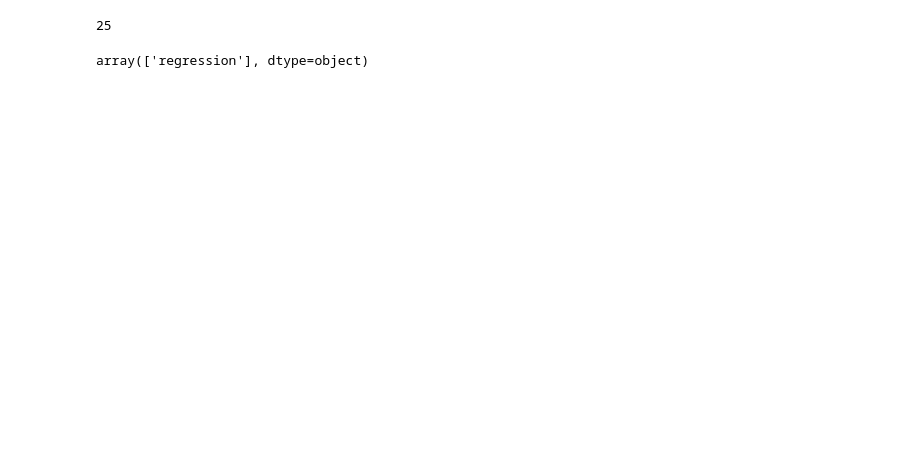
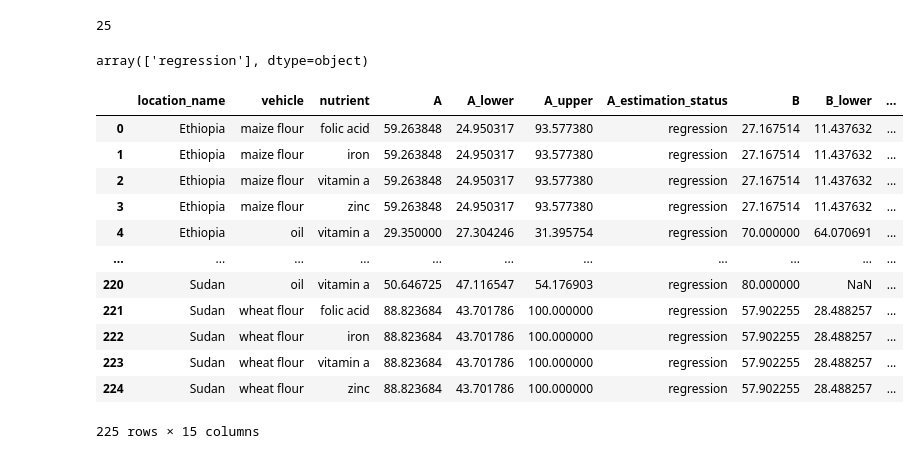
Before and after one commit to ihmeuw/vivarium_research_lsff, a Jupyter notebook: data_prep/gen_outputs/MICE/2021_03_31_compile_results_run_rejection_sampling.ipynb, the cells around one changed output. Drawn from its saved outputs; the diff is of its cells as text; code cells hidden in the pictures; blank space fills up the shorter version.

```diff
--- a/data_prep/gen_outputs/MICE/2021_03_31_compile_results_run_rejection_sampling.ipynb
+++ b/data_prep/gen_outputs/MICE/2021_03_31_compile_results_run_rejection_sampling.ipynb
@@ -148,3 +156,56 @@ df['upper'] = np.clip(df.value_mean + (df.scale_over_mean * df.value_mean)/2, 0,
 # %%
 df.loc[(df.updated),'value_025_percentile'] = df.lower
 df.loc[(df.updated),'value_975_percentile'] = df.upper
+# %%
+A = df[(df.value_description=="percent of population eating vehicle")].rename(
+    columns={
+        'value_mean':"A",
+        'estimation_status':'A_estimation_status',
+        'value_025_percentile':'A_lower',
+        'value_975_percentile':'A_upper'
+    })
+B = df[(df.value_description=="percent of population eating industrially produced vehicle")].rename(
+    columns={
+        'value_mean':"B",
+        'estimation_status':'B_estimation_status',
+        'value_025_percentile':'B_lower',
+        'value_975_percentile':'B_upper'
+    })
+
+C = df[(df.value_description=="percent of population eating fortified vehicle")].rename(
+    columns={
+        'value_mean':"C",
+        'estimation_status':'C_estimation_status',
+        'value_025_percentile':'C_lower',
+        'value_975_percentile':'C_upper'
+    })
+# %%
+# B = df[(df.value_description=="percent of population eating industrially produced vehicle")].rename(columns={'value_mean':"B",'estimation_status':'B_estimation_status'})
+# C = df[(df.value_description=="percent of population eating fortified vehicle")].rename(columns={'value_mean':"C",'estimation_status':'C_estimation_status'})
+
+A = A.drop(columns=['value_description','nutrient'])
+B = B.drop(columns=['value_description','nutrient'])
+C = C.drop(columns=['value_description'])
+
+ref = A.merge(B, on = ['location_id','location_name','vehicle'], how = 'left').merge(C, on = ['location_id','location_name','vehicle'], how = 'outer') #[['location_name','vehicle','nutrient','A','A_estimation_status','B','B_estimation_status','C','C_estimation_status']]
+# %%
+ref = ref[['location_name','vehicle','nutrient',
+           'A','A_lower','A_upper','A_estimation_status',
+           'B','B_lower','B_upper','B_estimation_status',
+           'C','C_lower','C_upper','C_estimation_status']]
+# %%
+ref
+# %% [output]
+|  | location_name | vehicle | nutrient | A | A_lower | A_upper | A_estimation_status | B | B_lower | ... |
+| 0 | Ethiopia | maize flour | folic acid | 59.263848 | 24.950317 | 93.577380 | regression | 27.167514 | 11.437632 | ... |
+| 1 | Ethiopia | maize flour | iron | 59.263848 | 24.950317 | 93.577380 | regression | 27.167514 | 11.437632 | ... |
+| 2 | Ethiopia | maize flour | vitamin a | 59.263848 | 24.950317 | 93.577380 | regression | 27.167514 | 11.437632 | ... |
+| 3 | Ethiopia | maize flour | zinc | 59.263848 | 24.950317 | 93.577380 | regression | 27.167514 | 11.437632 | ... |
+| 4 | Ethiopia | oil | vitamin a | 29.350000 | 27.304246 | 31.395754 | regression | 70.000000 | 64.070691 | ... |
+| ... | ... | ... | ... | ... | ... | ... | ... | ... | ... | ... |
+| 220 | Sudan | oil | vitamin a | 50.646725 | 47.116547 | 54.176903 | regression | 80.000000 | NaN | ... |
+| 221 | Sudan | wheat flour | folic acid | 88.823684 | 43.701786 | 100.000000 | regression | 57.902255 | 28.488257 | ... |
+| 222 | Sudan | wheat flour | iron | 88.823684 | 43.701786 | 100.000000 | regression | 57.902255 | 28.488257 | ... |
+| 223 | Sudan | wheat flour | vitamin a | 88.823684 | 43.701786 | 100.000000 | regression | 57.902255 | 28.488257 | ... |
+| 224 | Sudan | wheat flour | zinc | 88.823684 | 43.701786 | 100.000000 | regression | 57.902255 | 28.488257 | ... |
+225 rows × 15 columns
```
Also changed, not shown: parts of 38 cells of this notebook, 1 other file.
